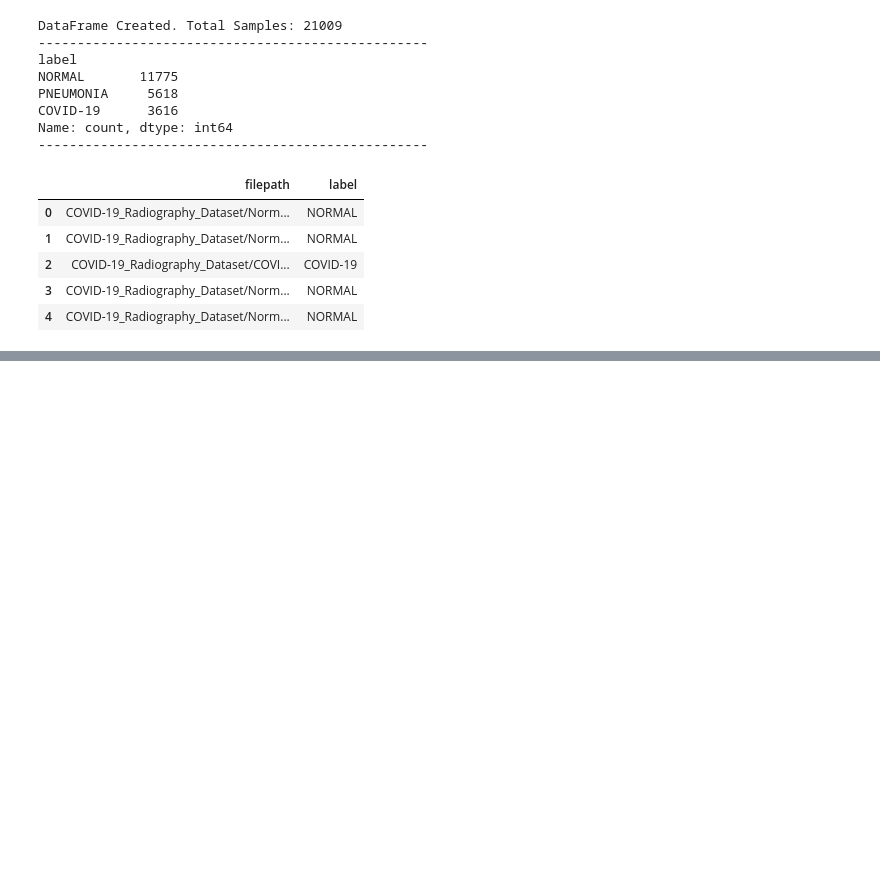
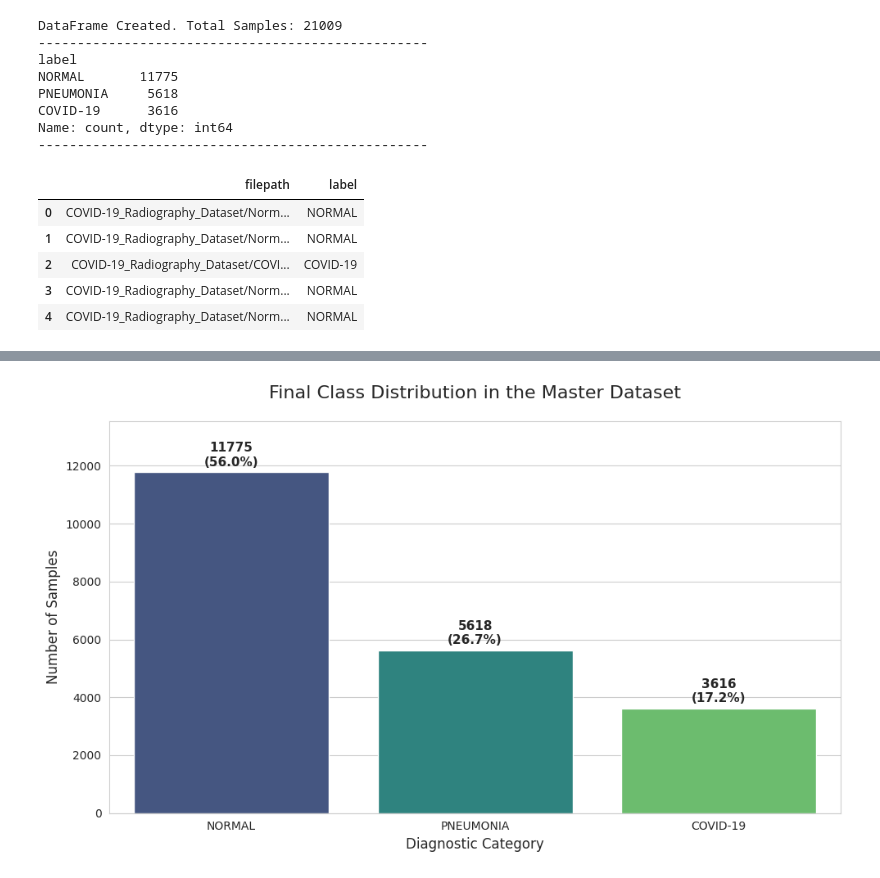
Before and after one commit to juliancramos/cnn-pneumonia-covid-detector, a Jupyter notebook: cnn-pneumonia-covid-detector.ipynb, the cells around one changed output, grey strips where cells are left out. Saved outputs shown, nothing was run; the diff lists cells and outputs as text; code cells hidden in the pictures; blank space fills up the shorter version.

Commit message:
feat: Implement Initial Exploratory Data Analysis (EDA)

```diff
--- a/cnn-pneumonia-covid-detector.ipynb
+++ b/cnn-pneumonia-covid-detector.ipynb
@@ -340,0 +376,50 @@ Name: count, dtype: int64
+# %%
+import matplotlib.pyplot as plt
+import seaborn as sns
+
+def plot_class_distribution(dataframe):
+    """
+    Generates a bar chart to visualize the distribution of classes in the dataset.
+    """
+
+    # Calculate counts and percentages
+    counts = dataframe['label'].value_counts()
+    percentages = (counts / len(dataframe)) * 100
+
+    # Set the visual style
+    plt.figure(figsize=(10, 6))
+    sns.set_style("whitegrid")
+
+    # Create the bar plot
+    order = ['NORMAL', 'PNEUMONIA', 'COVID-19']
+    ax = sns.countplot(x='label', data=dataframe, palette='viridis',
+                       order=order)
+
+    # Title and Labels
+    plt.title('Final Class Distribution in the Master Dataset',
+              fontsize=16, pad=20)
+    plt.xlabel('Diagnostic Category', fontsize=12)
+    plt.ylabel('Number of Samples', fontsize=12)
+
+    # Annotate bars with counts and percentages
+    for i, p in enumerate(ax.patches):
+        label_count = int(counts[order[i]])
+        label_pct = percentages[order[i]]
+
+        # Display text on top of each bar
+        ax.annotate(f'{label_count}\n({label_pct:.1f}%)',
+                    (p.get_x() + p.get_width() / 2., p.get_height()),
+                    ha = 'center', va = 'center',
+                    xytext = (0, 15),
+                    textcoords = 'offset points',
+                    fontsize=11, fontweight='bold')
+
+    # Adjust layout to prevent clipping of labels
+    plt.ylim(0, max(counts) * 1.15)
+    plt.tight_layout()
+    plt.show()
+
+# Execute the visualization
+plot_class_distribution(df)
+# %% [output]
+[figure, added]
```
Also changed, not shown: parts of 9 cells of this notebook.
